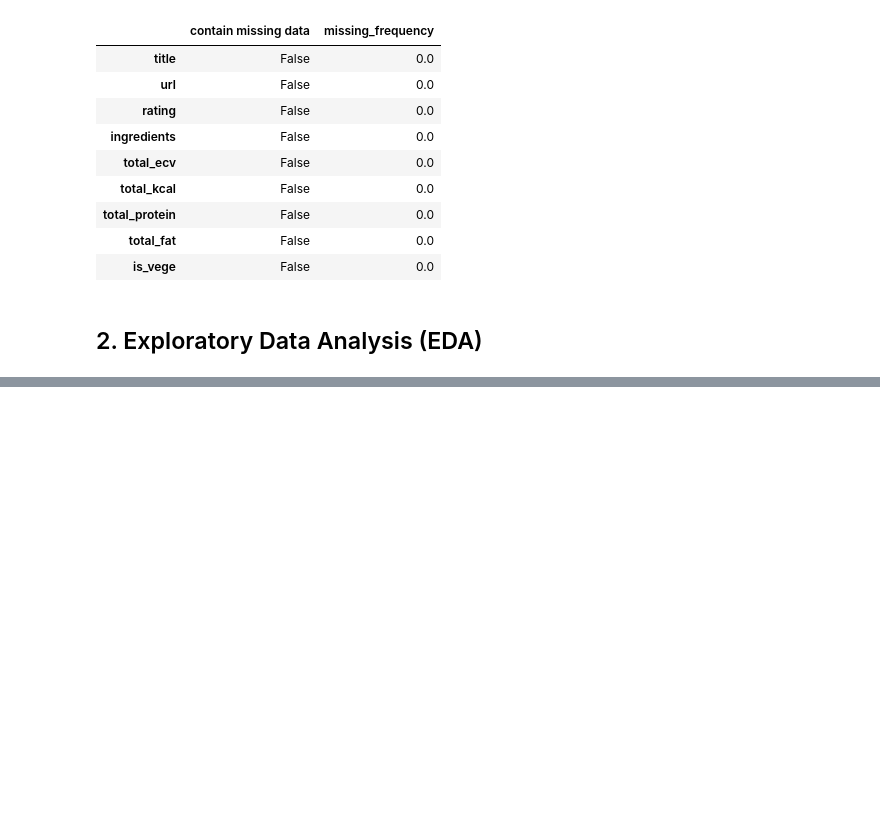
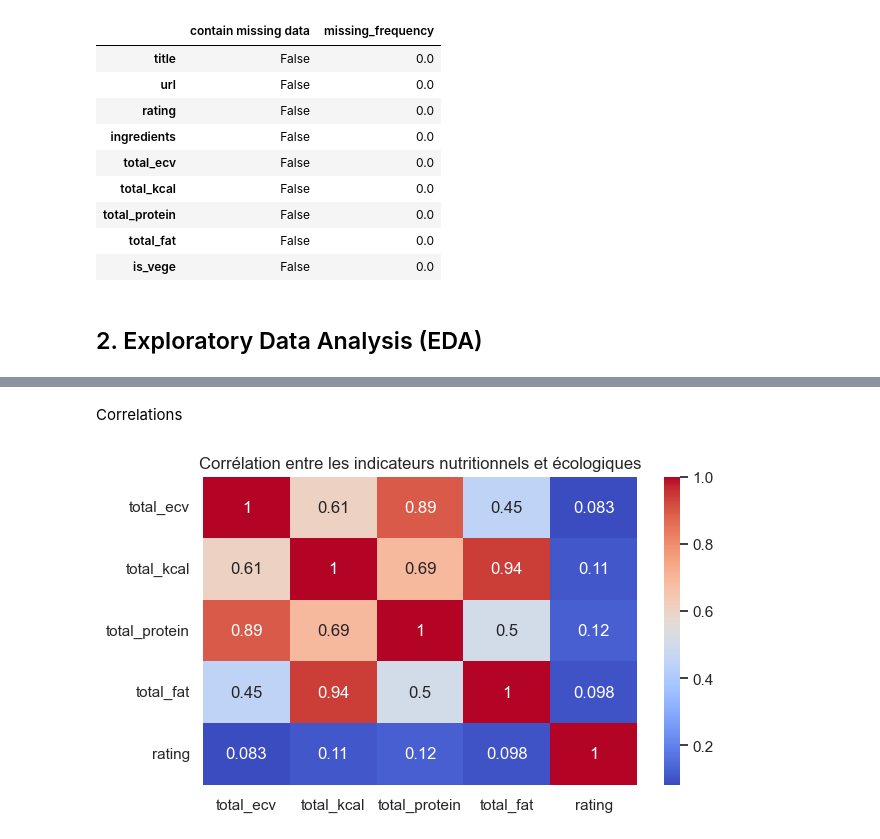
Before and after one commit to SitaraLiang/dalas-eco-recipes, a Jupyter notebook: notebooks/preprocessing.ipynb, the cells around one changed output, grey strips where cells are left out. Drawn from its saved outputs; the diff is of its cells as text; code cells hidden in the pictures; blank space fills up the shorter version.

```diff
--- a/notebooks/preprocessing.ipynb
+++ b/notebooks/preprocessing.ipynb
@@ -79,0 +170,10 @@ Name: ingredients, Length: 2049, dtype: object
+# %% [markdown]
+Correlations
+# %%
+# Toutes recettes
+plt.figure(figsize=(7,4))
+sns.heatmap(df[['total_ecv', 'total_kcal', 'total_protein', 'total_fat', 'rating']].corr(), annot=True, cmap='coolwarm')
+plt.title("Corrélation entre les indicateurs nutritionnels et écologiques")
+plt.show()
+# %% [output]
+[figure, added]
```
Also changed, not shown: parts of 33 cells of this notebook.
